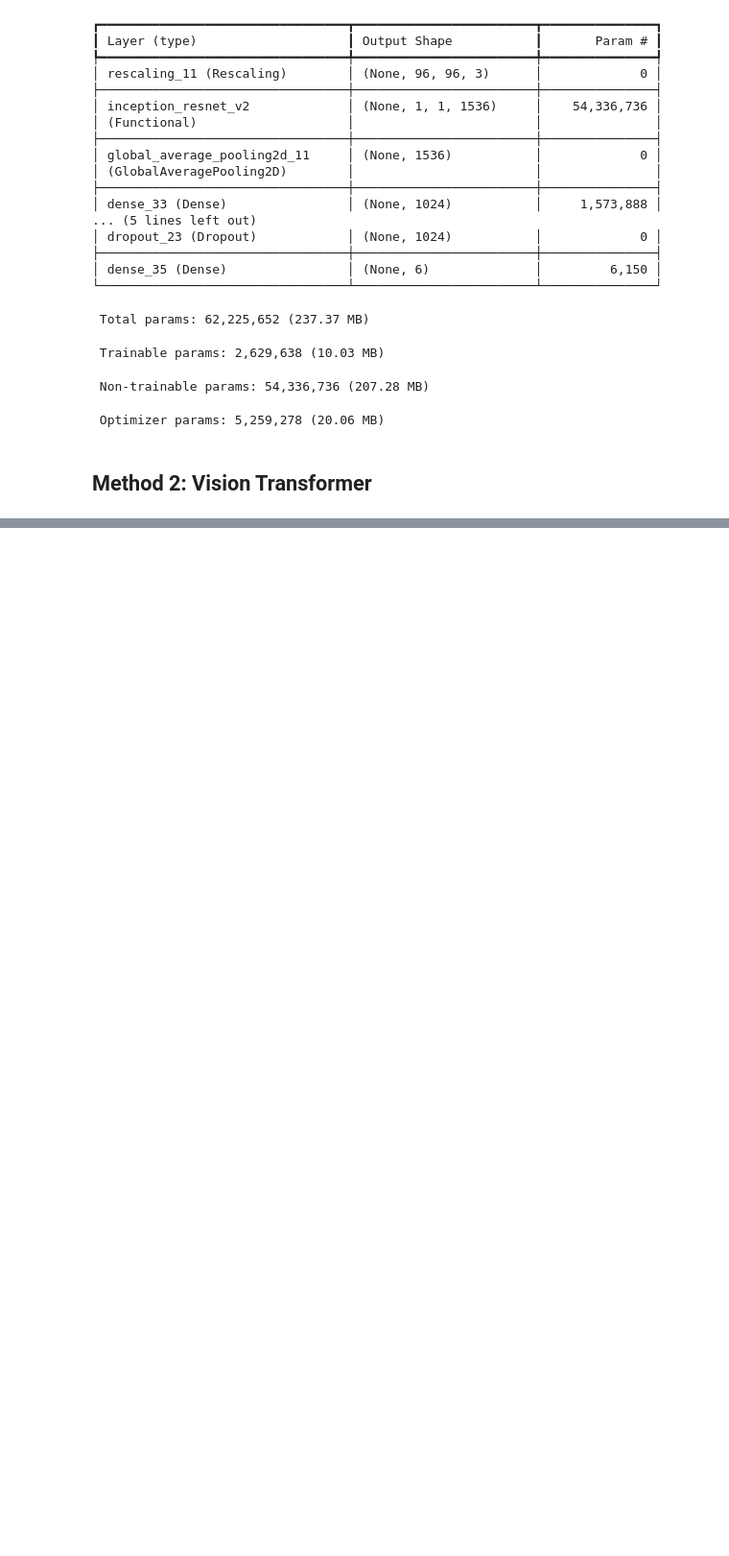
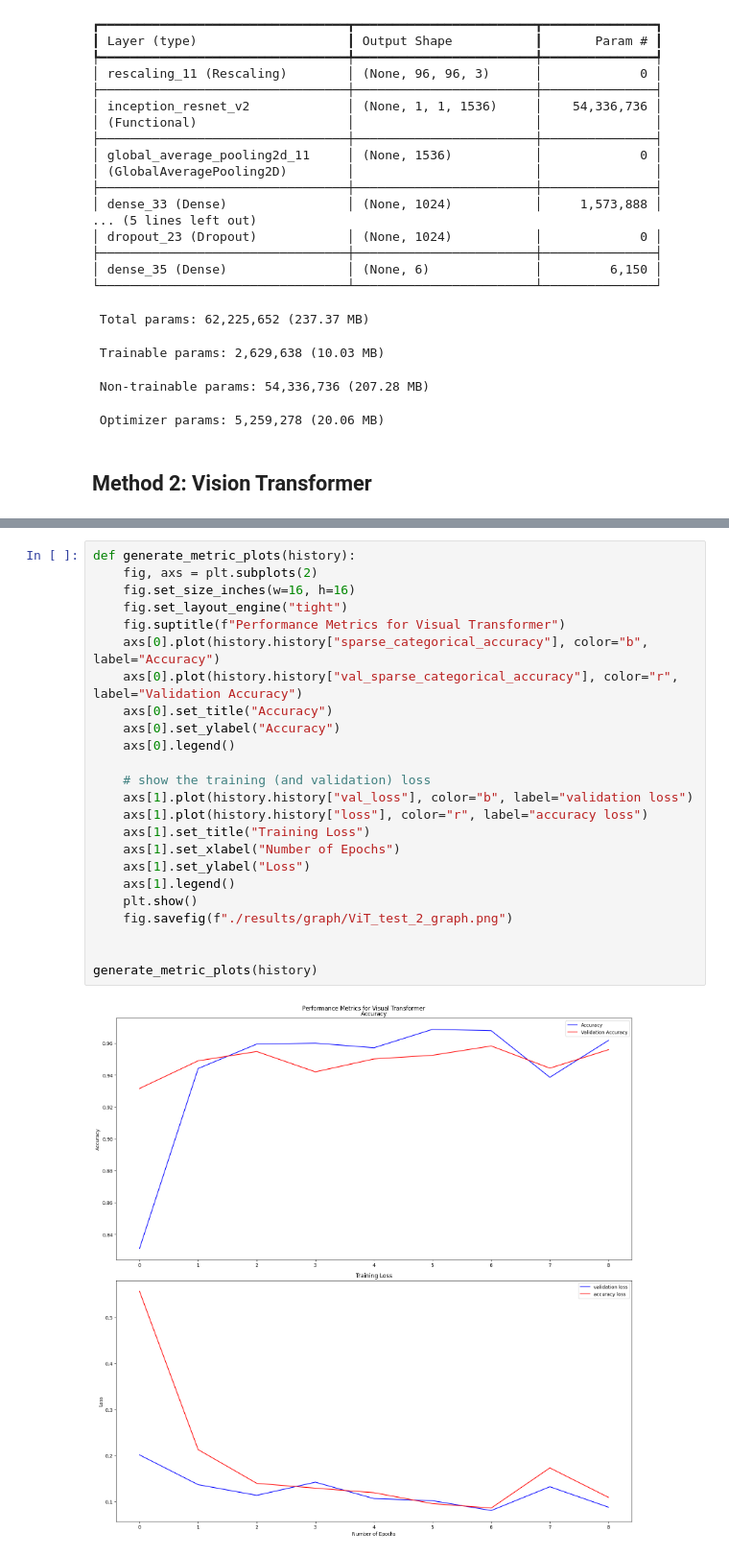
Before and after one commit to ktrin-u/KEY-Sugarcane-Image-Classifier, a Jupyter notebook: model_training.ipynb, the cells around one changed output, grey strips where cells are left out. Shown at 96% size. Drawn from its saved outputs; the diff is of its cells as text; blank space fills up the shorter version.

Commit message:
feat: add training and analysis for ViT

```diff
--- a/model_training.ipynb
+++ b/model_training.ipynb
@@ -437,0 +462,26 @@ Epoch 1/3
+# %%
+def generate_metric_plots(history):
+    fig, axs = plt.subplots(2)
+    fig.set_size_inches(w=16, h=16)
+    fig.set_layout_engine("tight")
+    fig.suptitle(f"Performance Metrics for Visual Transformer")
+    axs[0].plot(history.history["sparse_categorical_accuracy"], color="b", label="Accuracy")
+    axs[0].plot(history.history["val_sparse_categorical_accuracy"], color="r", label="Validation Accuracy")
+    axs[0].set_title("Accuracy")
+    axs[0].set_ylabel("Accuracy")
+    axs[0].legend()
+
+    # show the training (and validation) loss
+    axs[1].plot(history.history["val_loss"], color="b", label="validation loss")
+    axs[1].plot(history.history["loss"], color="r", label="accuracy loss")
+    axs[1].set_title("Training Loss")
+    axs[1].set_xlabel("Number of Epochs")
+    axs[1].set_ylabel("Loss")
+    axs[1].legend()
+    plt.show()
+    fig.savefig(f"./results/graph/ViT_test_2_graph.png")
+
+
+generate_metric_plots(history)
+# %% [output]
+[figure, added]
```
Also changed, not shown: parts of 4 cells of this notebook.
